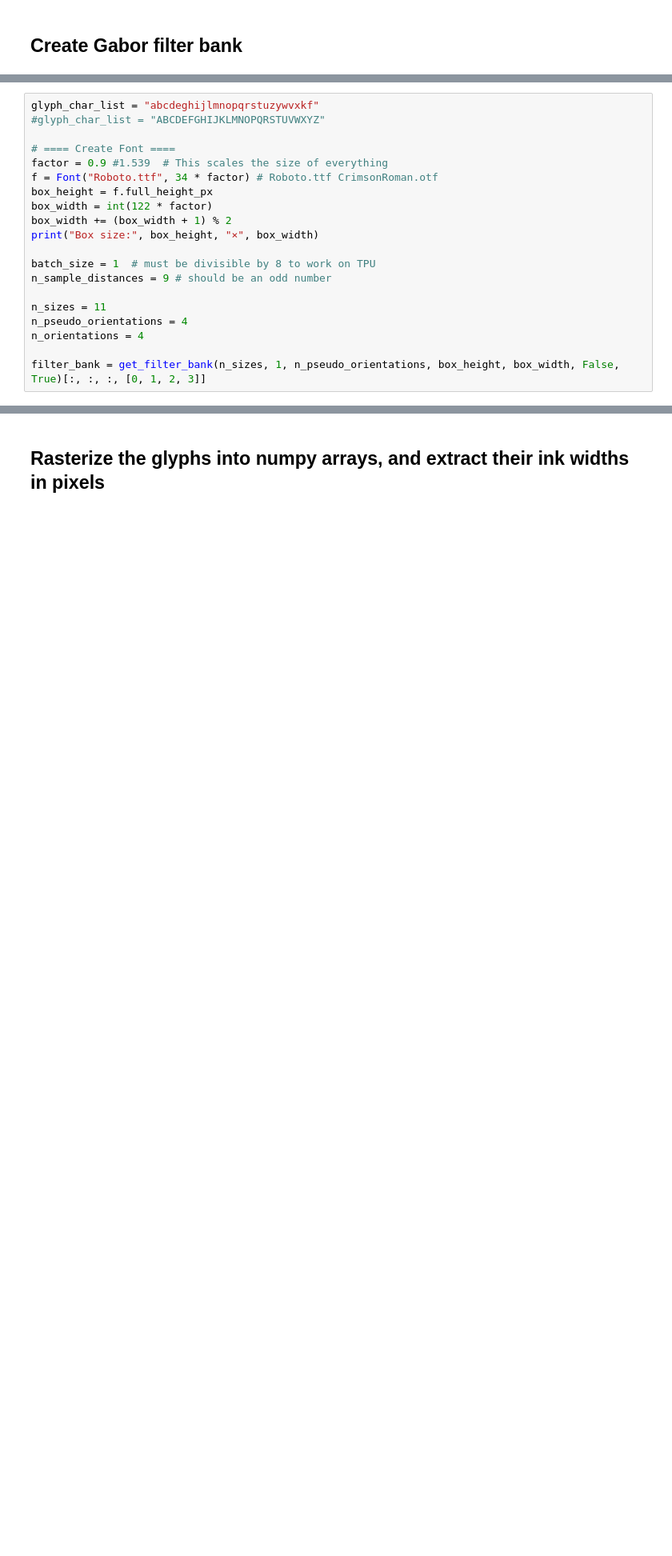
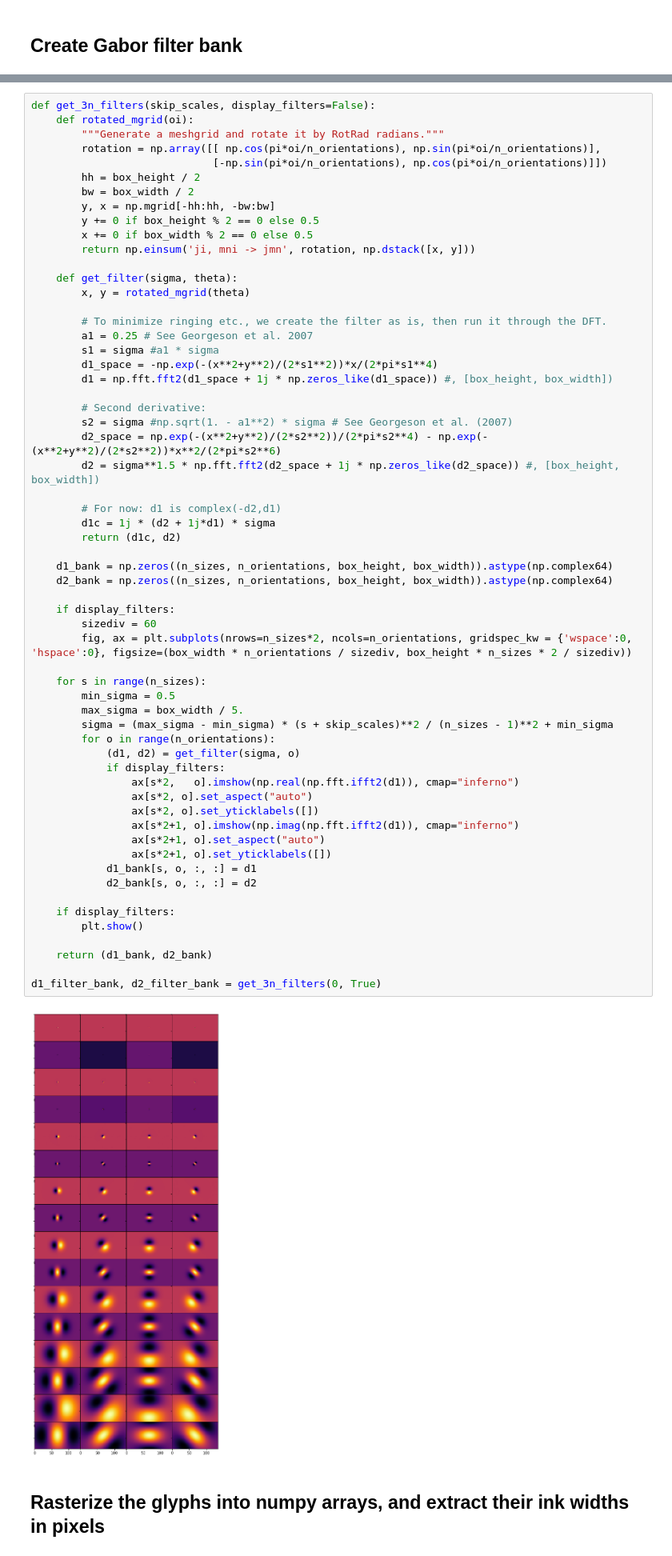
Before and after one commit to skosch/YinYangFit, a Jupyter notebook: YinYangFit.ipynb, the cells around one changed output, grey strips where cells are left out. Shown at 80% size. Saved outputs shown, nothing was run; the diff lists cells and outputs as text; blank space fills up the shorter version.

```diff
--- a/YinYangFit.ipynb
+++ b/YinYangFit.ipynb
@@ -125,20 +92,0 @@ def get_filter_bank(number_scales, skip_scales, number_orientations, height, wid
-# %%
-glyph_char_list = "abcdeghijlmnopqrstuzywvxkf"
-#glyph_char_list = "ABCDEFGHIJKLMNOPQRSTUVWXYZ"
-
-# ==== Create Font ====
-factor = 0.9 #1.539  # This scales the size of everything
-f = Font("Roboto.ttf", 34 * factor) # Roboto.ttf CrimsonRoman.otf
-box_height = f.full_height_px
-box_width = int(122 * factor)
-box_width += (box_width + 1) % 2
-print("Box size:", box_height, "×", box_width)
-
-batch_size = 1  # must be divisible by 8 to work on TPU
-n_sample_distances = 9 # should be an odd number
-
-n_sizes = 11
-n_pseudo_orientations = 4
-n_orientations = 4
-
-filter_bank = get_filter_bank(n_sizes, 1, n_pseudo_orientations, box_height, box_width, False, True)[:, :, :, [0, 1, 2, 3]]
@@ -147,3 +93,65 @@ Box size: 67 × 109
+# %%
+def get_3n_filters(skip_scales, display_filters=False):
+    def rotated_mgrid(oi):
+        """Generate a meshgrid and rotate it by RotRad radians."""
+        rotation = np.array([[ np.cos(pi*oi/n_orientations), np.sin(pi*oi/n_orientations)],
+                             [-np.sin(pi*oi/n_orientations), np.cos(pi*oi/n_orientations)]])
+        hh = box_height / 2
+        bw = box_width / 2
+        y, x = np.mgrid[-hh:hh, -bw:bw]
+        y += 0 if box_height % 2 == 0 else 0.5
+        x += 0 if box_width % 2 == 0 else 0.5
+        return np.einsum('ji, mni -> jmn', rotation, np.dstack([x, y]))
+
+    def get_filter(sigma, theta):
+        x, y = rotated_mgrid(theta)
+
+        # To minimize ringing etc., we create the filter as is, then run it through the DFT.
+        a1 = 0.25 # See Georgeson et al. 2007
+        s1 = sigma #a1 * sigma
+        d1_space = -np.exp(-(x**2+y**2)/(2*s1**2))*x/(2*pi*s1**4)
+        d1 = np.fft.fft2(d1_space + 1j * np.zeros_like(d1_space)) #, [box_height, box_width])
+
+        # Second derivative:
+        s2 = sigma #np.sqrt(1. - a1**2) * sigma # See Georgeson et al. (2007)
+        d2_space = np.exp(-(x**2+y**2)/(2*s2**2))/(2*pi*s2**4) - np.exp(-(x**2+y**2)/(2*s2**2))*x**2/(2*pi*s2**6)
+        d2 = sigma**1.5 * np.fft.fft2(d2_space + 1j * np.zeros_like(d2_space)) #, [box_height, box_width])
+
+        # For now: d1 is complex(-d2,d1)
+        d1c = 1j * (d2 + 1j*d1) * sigma
+        return (d1c, d2)
+
+    d1_bank = np.zeros((n_sizes, n_orientations, box_height, box_width)).astype(np.complex64)
+    d2_bank = np.zeros((n_sizes, n_orientations, box_height, box_width)).astype(np.complex64)
+
+    if display_filters:
+        sizediv = 60
+        fig, ax = plt.subplots(nrows=n_sizes*2, ncols=n_orientations, gridspec_kw = {'wspace':0, 'hspace':0}, figsize=(box_width * n_orientations / sizediv, box_height * n_sizes * 2 / sizediv))
+
+    for s in range(n_sizes):
+        min_sigma = 0.5
+        max_sigma = box_width / 5.
+        sigma = (max_sigma - min_sigma) * (s + skip_scales)**2 / (n_sizes - 1)**2 + min_sigma
+        for o in range(n_orientations):
+            (d1, d2) = get_filter(sigma, o)
+            if display_filters:
+                ax[s*2,   o].imshow(np.real(np.fft.ifft2(d1)), cmap="inferno")
+                ax[s*2, o].set_aspect("auto")
+                ax[s*2, o].set_yticklabels([])
+                ax[s*2+1, o].imshow(np.imag(np.fft.ifft2(d1)), cmap="inferno")
+                ax[s*2+1, o].set_aspect("auto")
+                ax[s*2+1, o].set_yticklabels([])
+            d1_bank[s, o, :, :] = d1
+            d2_bank[s, o, :, :] = d2
+
+    if display_filters:
+        plt.show()
+
+    return (d1_bank, d2_bank)
+
+d1_filter_bank, d2_filter_bank = get_3n_filters(0, True)
+# %% [output]
+[figure, added]
 # %% [markdown]
 ## Rasterize the glyphs into numpy arrays, and extract their ink widths in pixels
 # %%
```
Also changed, not shown: parts of 12 cells of this notebook.
